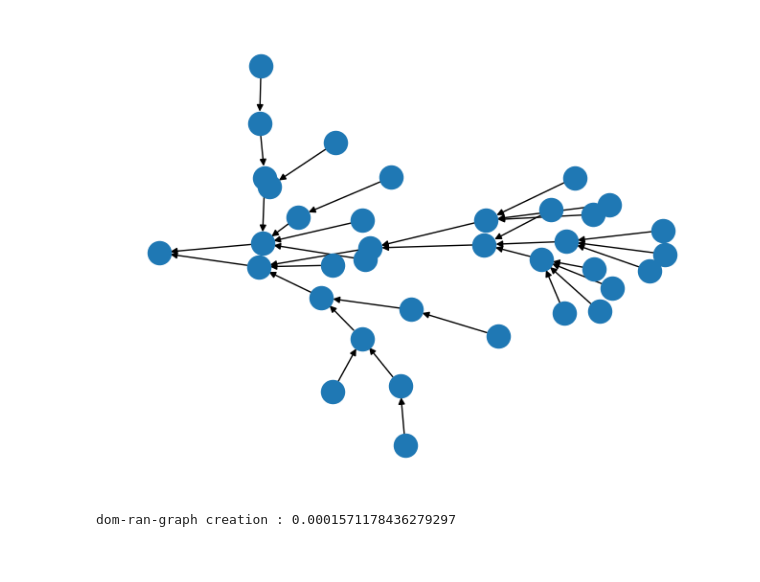
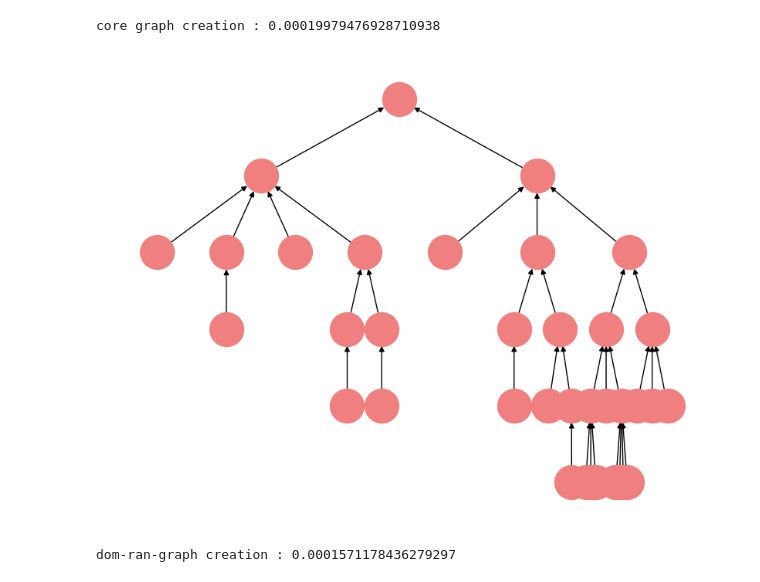
Before and after one commit to SamirKipper/Ontopo, a Jupyter notebook: src/test.ipynb, the cells around one changed output. Saved outputs shown, nothing was run; the diff lists cells and outputs as text; code cells hidden in the pictures.

Commit message:
complex classes created, reading blank nodes

```diff
--- a/src/test.ipynb
+++ b/src/test.ipynb
@@ -98,8 +122,48 @@ pprint(props)
+# %%
+def hierarchy_pos(G, root, width=1.0, vert_gap=0.2, vert_loc=0, xcenter=0.5):
+    '''
+    If G is a tree, this will return a dict of positions for a hierarchical layout.
+
+    G: the graph (must be a tree)
+    root: the root node
+    width: horizontal space allocated for this branch
+    vert_gap: gap between levels
+    vert_loc: vertical location of root
+    xcenter: horizontal location of root
+    '''
+    def _hierarchy_pos(G, root, left, right, vert_loc, pos=None, parent=None):
+        if pos is None:
+            pos = {}
+        pos[root] = ((left + right) / 2, vert_loc)
+        neighbors = list(G.neighbors(root))
+        if parent:
+            neighbors = [n for n in neighbors if n != parent]
+        if neighbors:
+            dx = (right - left) / len(neighbors)
+            nextx = left
+            for neighbor in neighbors:
+                next_right = nextx + dx
+                pos = _hierarchy_pos(G, neighbor, nextx, next_right, vert_loc - vert_gap, pos, root)
+                nextx += dx
+        return pos
+
+    return _hierarchy_pos(G, root, 0, width, vert_loc)
 # %%
 graph = create_core_graph(class_bindings)
-nx.draw(graph)
+sinks = [n for n, d in graph.out_degree() if d == 0]
+if len(sinks) != 1:
+    raise ValueError("Graph must have exactly one sink node")
+sink = sinks[0]
+G_rev = graph.reverse()
+pos = hierarchy_pos(G_rev, root=sink)
+
+# Plot the original graph (with original direction), but using reversed layout
+plt.figure(figsize=(8, 6))
+nx.draw(graph, pos=pos, with_labels=False, arrows=True, node_color="lightcoral", node_size=1000)
+plt.show()
 # %% [output]
+core graph creation : 0.00019979476928710938
-[figure, old version]
+[figure, new version]
 # %%
 full = create_dom_ran_graph(graph, prop_bindings)
 nx.draw(full)
```
Also changed, not shown: parts of 15 cells of this notebook, 7 other files.
